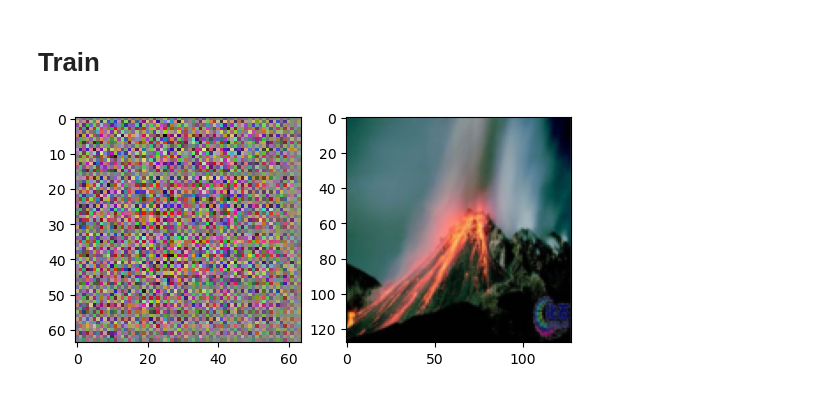
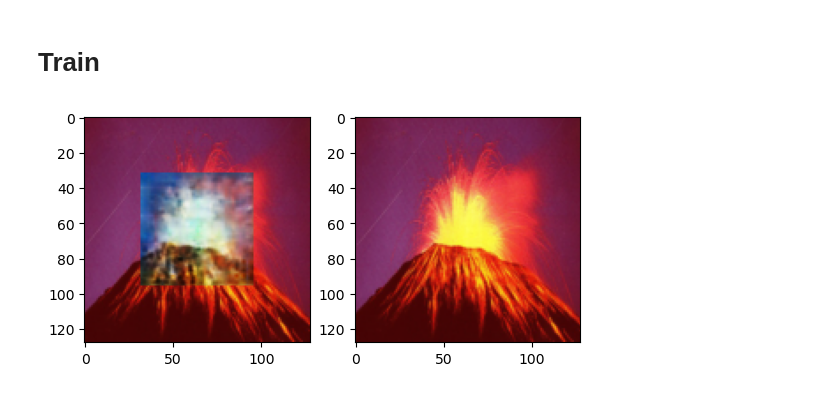
Before and after one commit to shahanneda/ImageInpainting, a Jupyter notebook: final_project.ipynb, the cells around one changed output. Drawn from its saved outputs; the diff is of its cells as text; code cells hidden in the pictures.

```diff
--- a/final_project.ipynb
+++ b/final_project.ipynb
@@ -263,9 +345,12 @@ decoder = decoder.to(device)
 # %%
 optim = torch.optim.Adam(list(encoder.parameters()) + list(decoder.parameters()), lr=0.01)
 loss_fn = nn.MSELoss()
-# %%
-sample_untrained_out = try_running_image(sample_image, encoder, decoder)
-display_images([sample_untrained_out, sample_image])
-# %% [output]
-[figure, removed]
+# %%
+sample_image_index = 37
+sample_untrained_out = try_running_image(sample_batch[0][sample_image_index], encoder, decoder)
+with_center = AddImageCenter(IMAGE_SIZE, CENTER_SIZE)(torch.clone(sample_batch[0][sample_image_index]), sample_untrained_out)
+
+display_images([with_center, sample_batch[0][sample_image_index]])
+# %% [output]
+[figure, added]
 # %%
```
Also changed, not shown: parts of 9 cells of this notebook.
